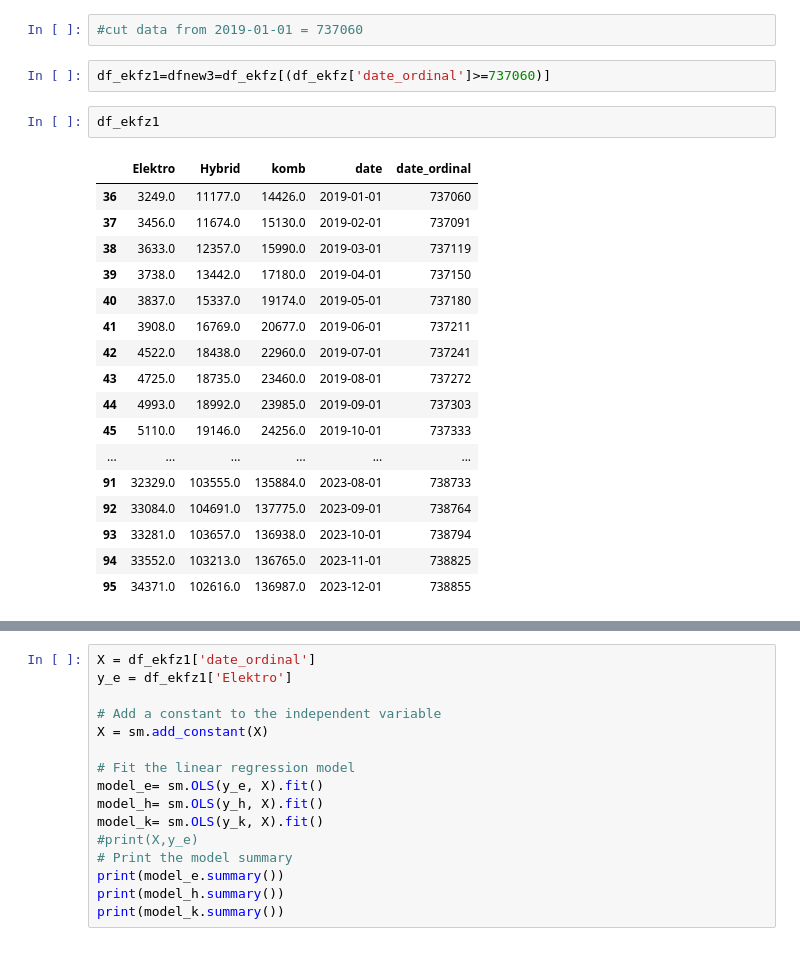
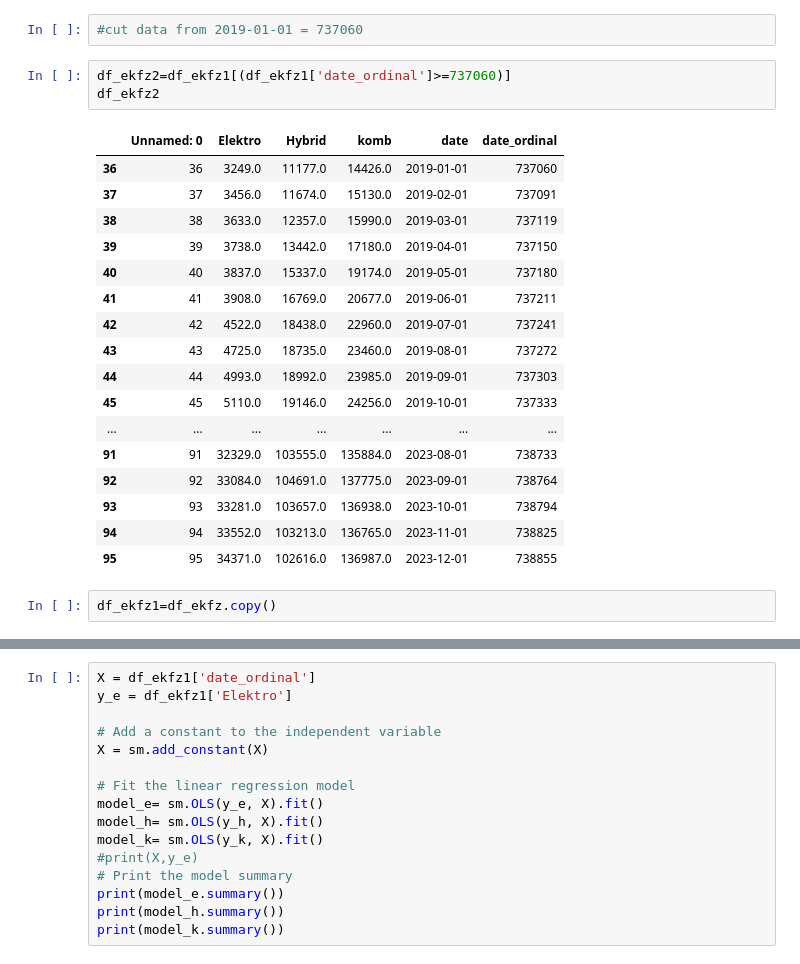
Before and after one commit to Kuroneko369/Muc_electro_vehicles, a Jupyter notebook: notebooks/filtered_data.ipynb, the cells around one changed output, grey strips where cells are left out. Cells and saved outputs as stored; diff of their text form.

```diff
--- a/notebooks/filtered_data.ipynb
+++ b/notebooks/filtered_data.ipynb
@@ -153,25 +154,26 @@ df_ekfz.head(50)
 # %%
 #cut data from 2019-01-01 = 737060
 # %%
-df_ekfz1=dfnew3=df_ekfz[(df_ekfz['date_ordinal']>=737060)]
+df_ekfz2=df_ekfz1[(df_ekfz1['date_ordinal']>=737060)]
+df_ekfz2
+# %% [output]
+|  | Unnamed: 0 | Elektro | Hybrid | komb | date | date_ordinal |
+| 36 | 36 | 3249.0 | 11177.0 | 14426.0 | 2019-01-01 | 737060 |
+| 37 | 37 | 3456.0 | 11674.0 | 15130.0 | 2019-02-01 | 737091 |
+| 38 | 38 | 3633.0 | 12357.0 | 15990.0 | 2019-03-01 | 737119 |
+| 39 | 39 | 3738.0 | 13442.0 | 17180.0 | 2019-04-01 | 737150 |
+| 40 | 40 | 3837.0 | 15337.0 | 19174.0 | 2019-05-01 | 737180 |
+| 41 | 41 | 3908.0 | 16769.0 | 20677.0 | 2019-06-01 | 737211 |
+| 42 | 42 | 4522.0 | 18438.0 | 22960.0 | 2019-07-01 | 737241 |
+| 43 | 43 | 4725.0 | 18735.0 | 23460.0 | 2019-08-01 | 737272 |
+| 44 | 44 | 4993.0 | 18992.0 | 23985.0 | 2019-09-01 | 737303 |
+| 45 | 45 | 5110.0 | 19146.0 | 24256.0 | 2019-10-01 | 737333 |
+| ... | ... | ... | ... | ... | ... | ... |
+| 91 | 91 | 32329.0 | 103555.0 | 135884.0 | 2023-08-01 | 738733 |
+| 92 | 92 | 33084.0 | 104691.0 | 137775.0 | 2023-09-01 | 738764 |
+| 93 | 93 | 33281.0 | 103657.0 | 136938.0 | 2023-10-01 | 738794 |
+| 94 | 94 | 33552.0 | 103213.0 | 136765.0 | 2023-11-01 | 738825 |
+| 95 | 95 | 34371.0 | 102616.0 | 136987.0 | 2023-12-01 | 738855 |
 # %%
-df_ekfz1
+df_ekfz1=df_ekfz.copy()
-# %% [output]
-|  | Elektro | Hybrid | komb | date | date_ordinal |
-| 36 | 3249.0 | 11177.0 | 14426.0 | 2019-01-01 | 737060 |
-| 37 | 3456.0 | 11674.0 | 15130.0 | 2019-02-01 | 737091 |
-| 38 | 3633.0 | 12357.0 | 15990.0 | 2019-03-01 | 737119 |
-| 39 | 3738.0 | 13442.0 | 17180.0 | 2019-04-01 | 737150 |
-| 40 | 3837.0 | 15337.0 | 19174.0 | 2019-05-01 | 737180 |
-| 41 | 3908.0 | 16769.0 | 20677.0 | 2019-06-01 | 737211 |
-| 42 | 4522.0 | 18438.0 | 22960.0 | 2019-07-01 | 737241 |
-| 43 | 4725.0 | 18735.0 | 23460.0 | 2019-08-01 | 737272 |
-| 44 | 4993.0 | 18992.0 | 23985.0 | 2019-09-01 | 737303 |
-| 45 | 5110.0 | 19146.0 | 24256.0 | 2019-10-01 | 737333 |
-| ... | ... | ... | ... | ... | ... |
-| 91 | 32329.0 | 103555.0 | 135884.0 | 2023-08-01 | 738733 |
-| 92 | 33084.0 | 104691.0 | 137775.0 | 2023-09-01 | 738764 |
-| 93 | 33281.0 | 103657.0 | 136938.0 | 2023-10-01 | 738794 |
-| 94 | 33552.0 | 103213.0 | 136765.0 | 2023-11-01 | 738825 |
-| 95 | 34371.0 | 102616.0 | 136987.0 | 2023-12-01 | 738855 |
 # %%
```
Also changed, not shown: parts of 4 cells of this notebook.
